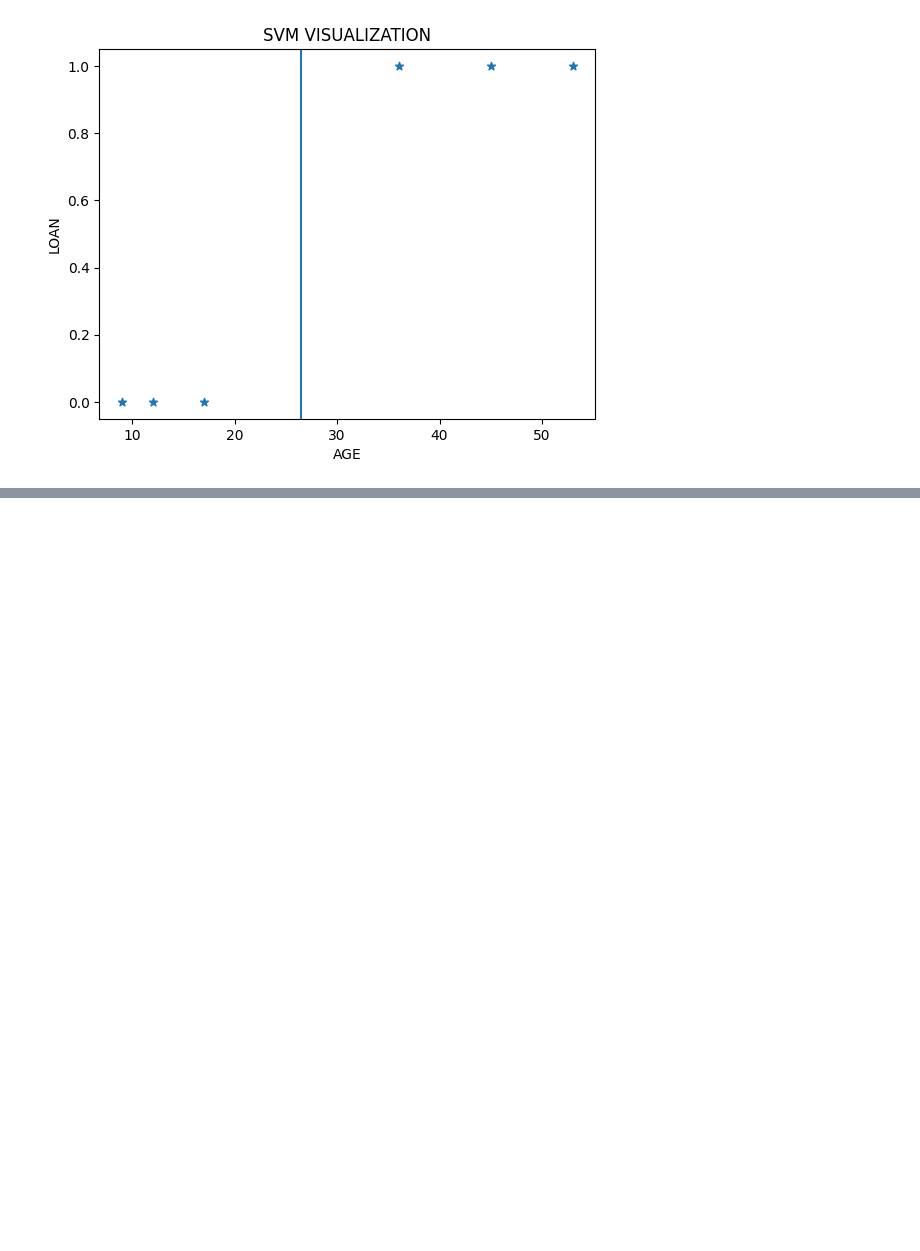
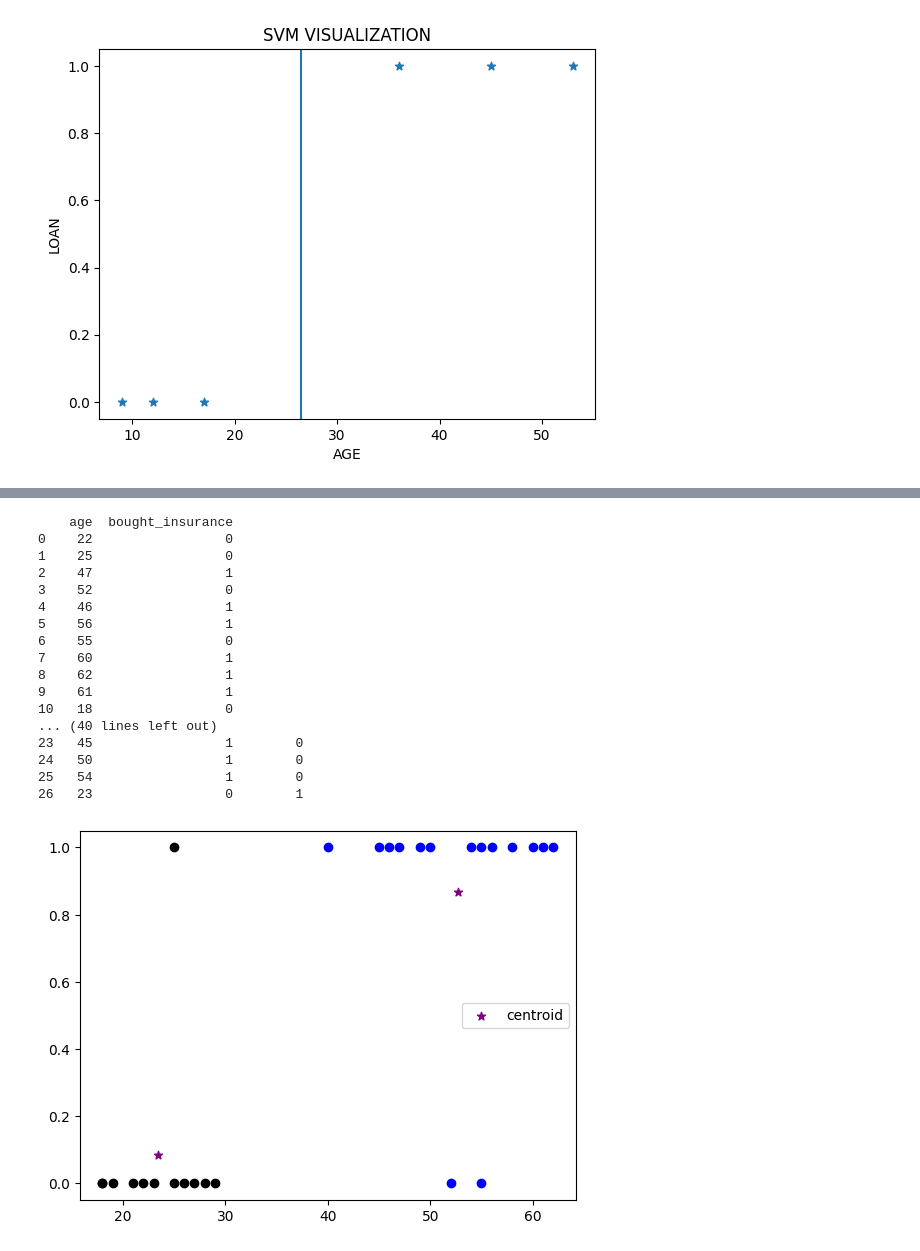
Before and after one commit to keerthimareedu3/keerthi, a Jupyter notebook: MACHINE_LEARNING.ipynb, the cells around one changed output, grey strips where cells are left out. Drawn from its saved outputs; the diff is of its cells as text; code cells hidden in the pictures; blank space fills up the shorter version.

```diff
--- a/MACHINE_LEARNING.ipynb
+++ b/MACHINE_LEARNING.ipynb
@@ -1581,0 +1679,39 @@ plt.show()
+# %%
+import pandas as pd
+import matplotlib.pyplot as plt
+from sklearn.cluster import KMeans
+
+df=pd.read_csv("insurance_data.csv")
+print(df)
+X = df[["age", "bought_insurance"]]
+
+obj=KMeans(n_clusters=2)
+prediction=obj.fit_predict(X)
+df["Cluster"]=prediction
+print(df)
+df1=df[df.Cluster==0]
+df2=df[df.Cluster==1]
+plt.scatter(df1.age,df1["bought_insurance"],color="blue")
+plt.scatter(df2.age,df2["bought_insurance"],color="black")
+plt.scatter(obj.cluster_centers_[:, 0],obj.cluster_centers_[:, 1],color='purple', marker='*',label='centroid')
+plt.legend()
+plt.show()
+# %% [output]
+    age  bought_insurance
+0    22                 0
+1    25                 0
+2    47                 1
+3    52                 0
+4    46                 1
+5    56                 1
+6    55                 0
+7    60                 1
+8    62                 1
+9    61                 1
+10   18                 0
+... (40 lines left out)
+23   45                 1        0
+24   50                 1        0
+25   54                 1        0
+26   23                 0        1
+[figure, added]
```
Also changed, not shown: parts of 6 cells of this notebook.
